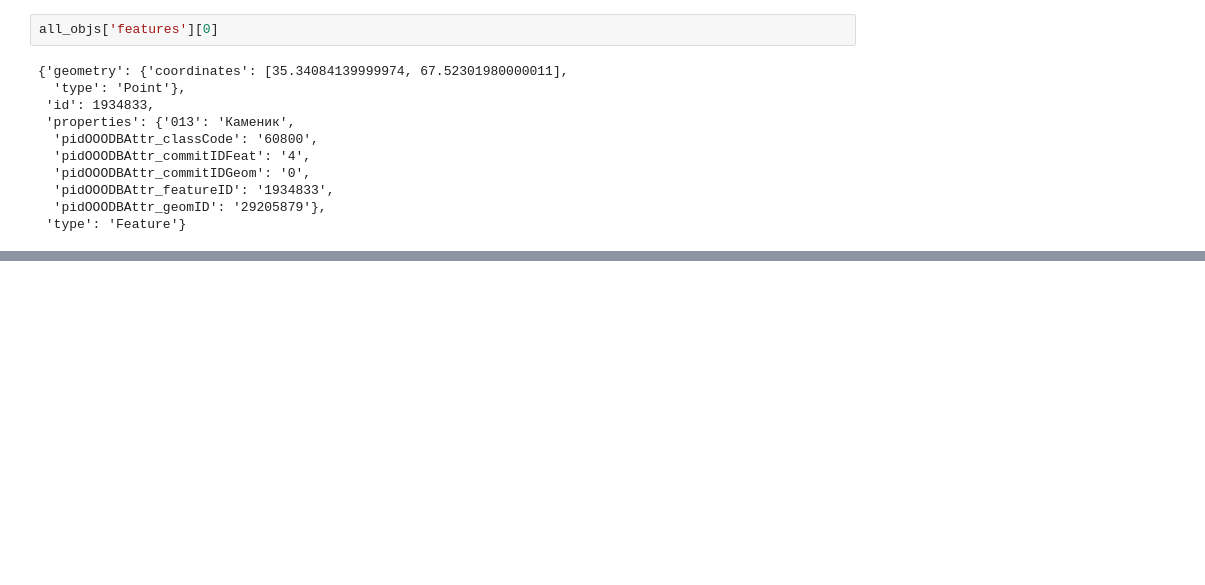
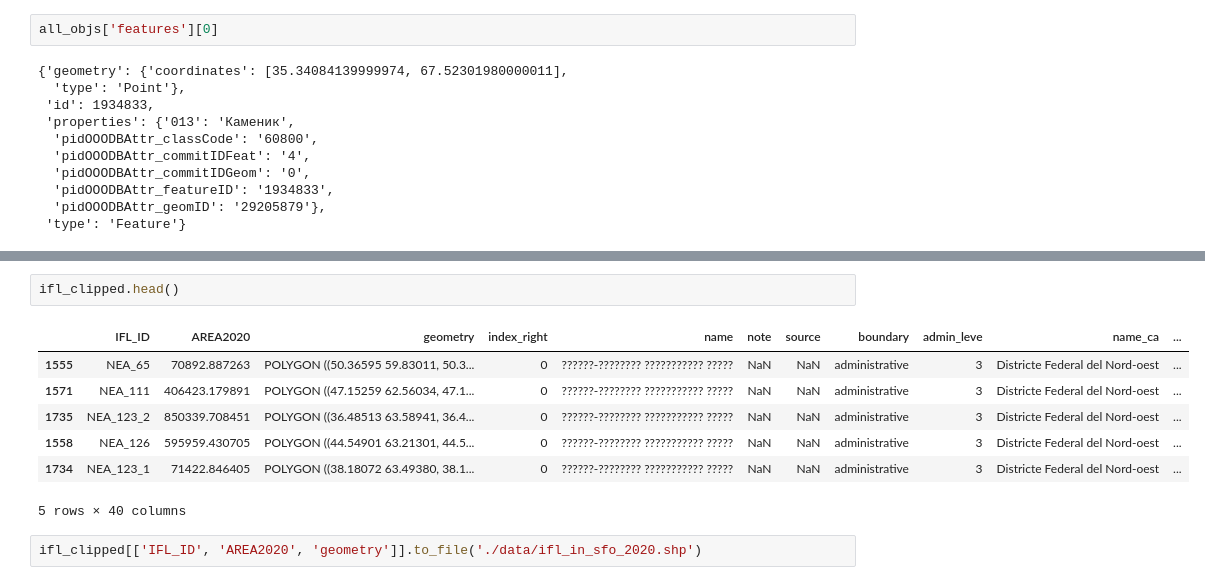
Before and after one commit to eivankin/nto-geo, a Jupyter notebook: playground.ipynb, the cells around one changed output, grey strips where cells are left out. Cells and saved outputs as stored; diff of their text form; blank space fills up the shorter version.

```diff
--- a/playground.ipynb
+++ b/playground.ipynb
@@ -224,0 +241,12 @@ all_objs['features'][0]
+# %%
+ifl_clipped.head()
+# %% [output]
+|  | IFL_ID | AREA2020 | geometry | index_right | name | note | source | boundary | admin_leve | name_ca | ... |
+| 1555 | NEA_65 | 70892.887263 | POLYGON ((50.36595 59.83011, 50.3... | 0 | ??????-???????? ??????????? ????? | NaN | NaN | administrative | 3 | Districte Federal del Nord-oest | ... |
+| 1571 | NEA_111 | 406423.179891 | POLYGON ((47.15259 62.56034, 47.1... | 0 | ??????-???????? ??????????? ????? | NaN | NaN | administrative | 3 | Districte Federal del Nord-oest | ... |
+| 1735 | NEA_123_2 | 850339.708451 | POLYGON ((36.48513 63.58941, 36.4... | 0 | ??????-???????? ??????????? ????? | NaN | NaN | administrative | 3 | Districte Federal del Nord-oest | ... |
+| 1558 | NEA_126 | 595959.430705 | POLYGON ((44.54901 63.21301, 44.5... | 0 | ??????-???????? ??????????? ????? | NaN | NaN | administrative | 3 | Districte Federal del Nord-oest | ... |
+| 1734 | NEA_123_1 | 71422.846405 | POLYGON ((38.18072 63.49380, 38.1... | 0 | ??????-???????? ??????????? ????? | NaN | NaN | administrative | 3 | Districte Federal del Nord-oest | ... |
+5 rows × 40 columns
+# %%
+ifl_clipped[['IFL_ID', 'AREA2020', 'geometry']].to_file('./data/ifl_in_sfo_2020.shp')
```
Also changed, not shown: parts of 14 cells of this notebook.
